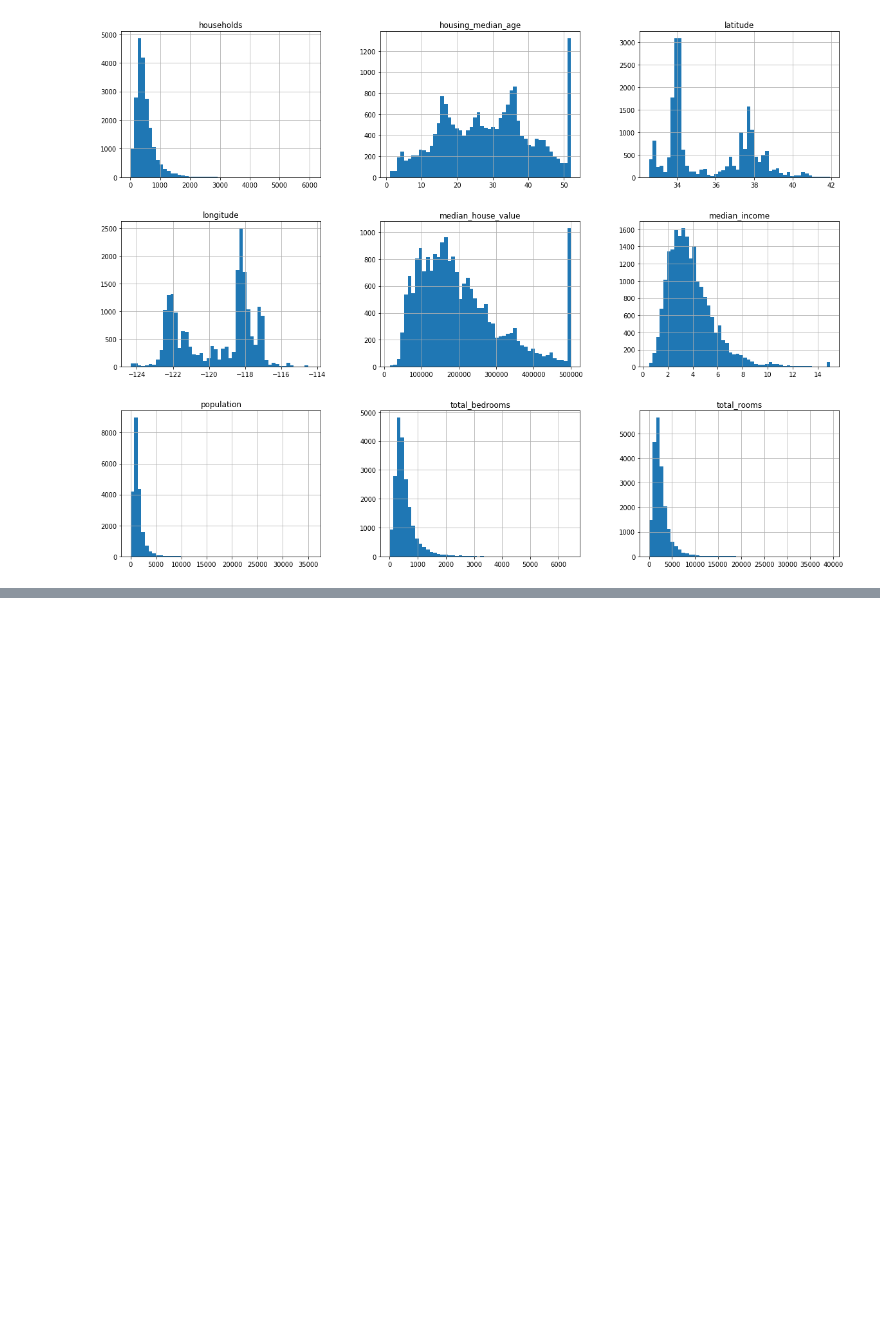
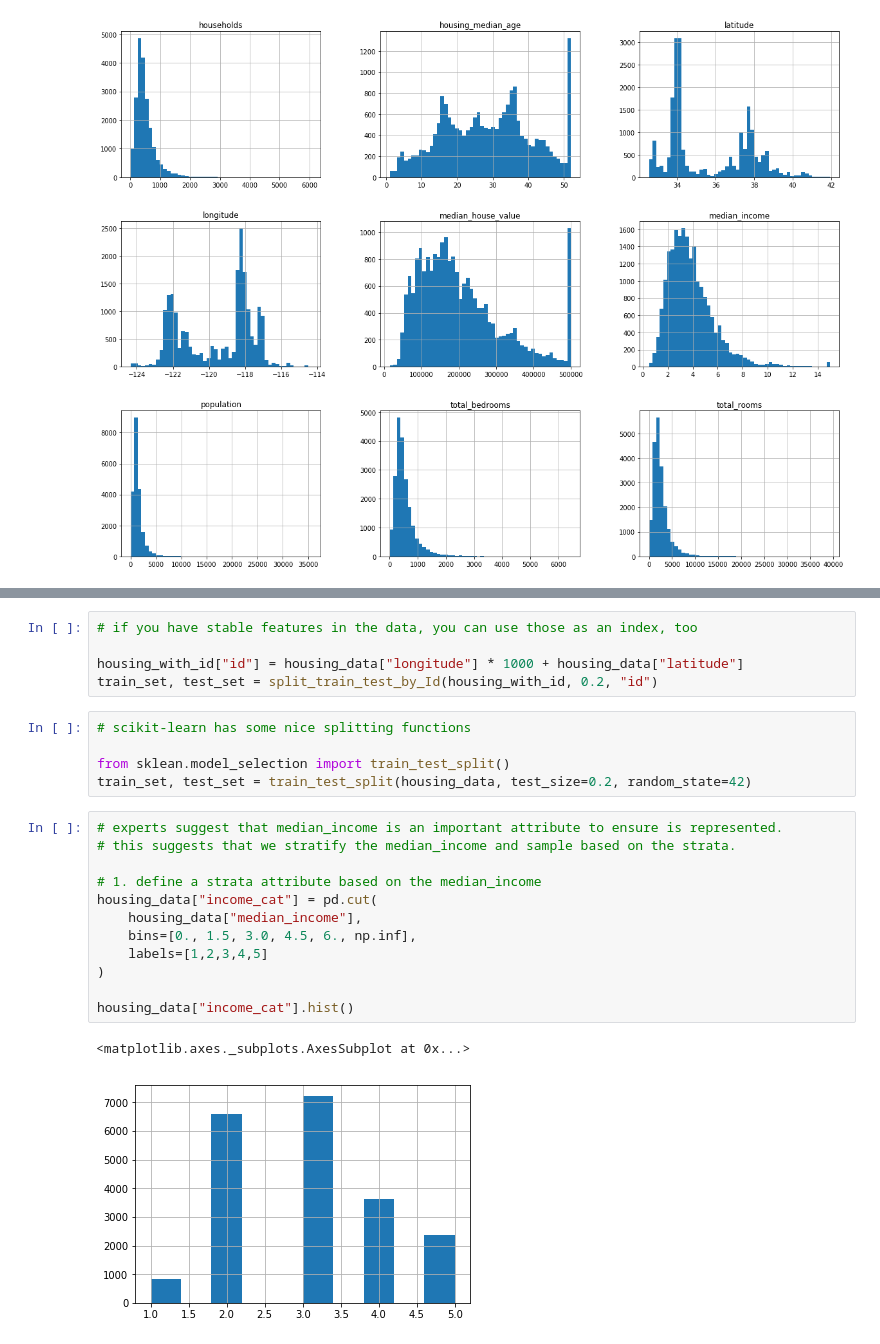
Before and after one commit to mpietrzy/handson-ml2, a Jupyter notebook: mdp_scripts/c2_mdp_end_to_end_ML.ipynb, the cells around one changed output, grey strips where cells are left out. Saved outputs shown, nothing was run; the diff lists cells and outputs as text; blank space fills up the shorter version.

Commit message:
adding code for EDA, plotting, and correlation analysis, etc.

```diff
--- a/mdp_scripts/c2_mdp_end_to_end_ML.ipynb
+++ b/mdp_scripts/c2_mdp_end_to_end_ML.ipynb
@@ -76,0 +101,25 @@ plt.show()
+# %%
+# if you have stable features in the data, you can use those as an index, too
+
+housing_with_id["id"] = housing_data["longitude"] * 1000 + housing_data["latitude"]
+train_set, test_set = split_train_test_by_Id(housing_with_id, 0.2, "id")
+# %%
+# scikit-learn has some nice splitting functions
+
+from sklean.model_selection import train_test_split()
+train_set, test_set = train_test_split(housing_data, test_size=0.2, random_state=42)
+# %%
+# experts suggest that median_income is an important attribute to ensure is represented.
+# this suggests that we stratify the median_income and sample based on the strata.
+
+# 1. define a strata attribute based on the median_income
+housing_data["income_cat"] = pd.cut(
+    housing_data["median_income"],
+    bins=[0., 1.5, 3.0, 4.5, 6., np.inf],
+    labels=[1,2,3,4,5]
+)
+
+housing_data["income_cat"].hist()
+# %% [output]
+<matplotlib.axes._subplots.AxesSubplot at 0x...>
+[figure, added]
```
Also changed, not shown: parts of 9 cells of this notebook.
